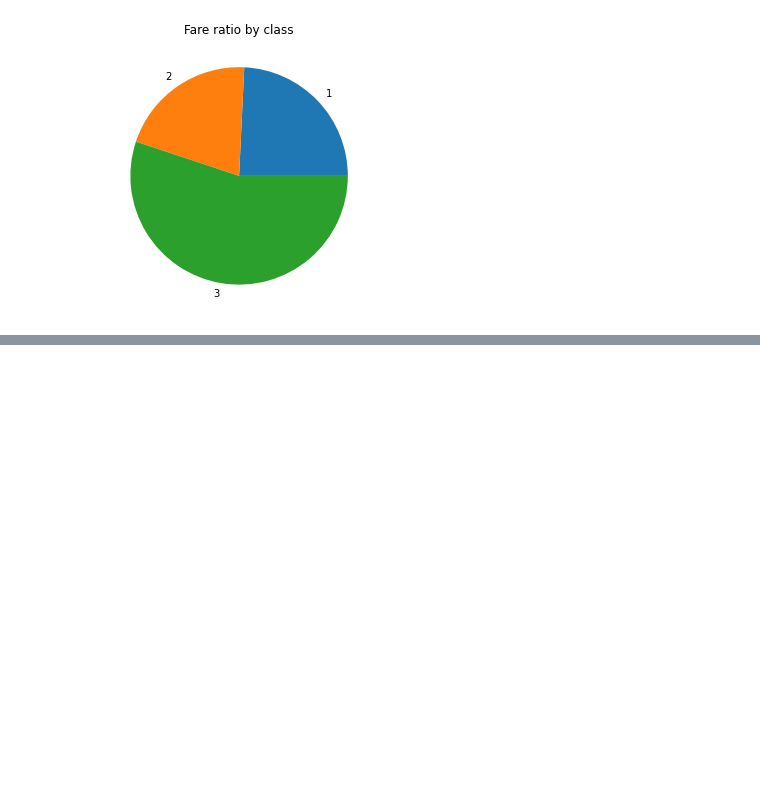
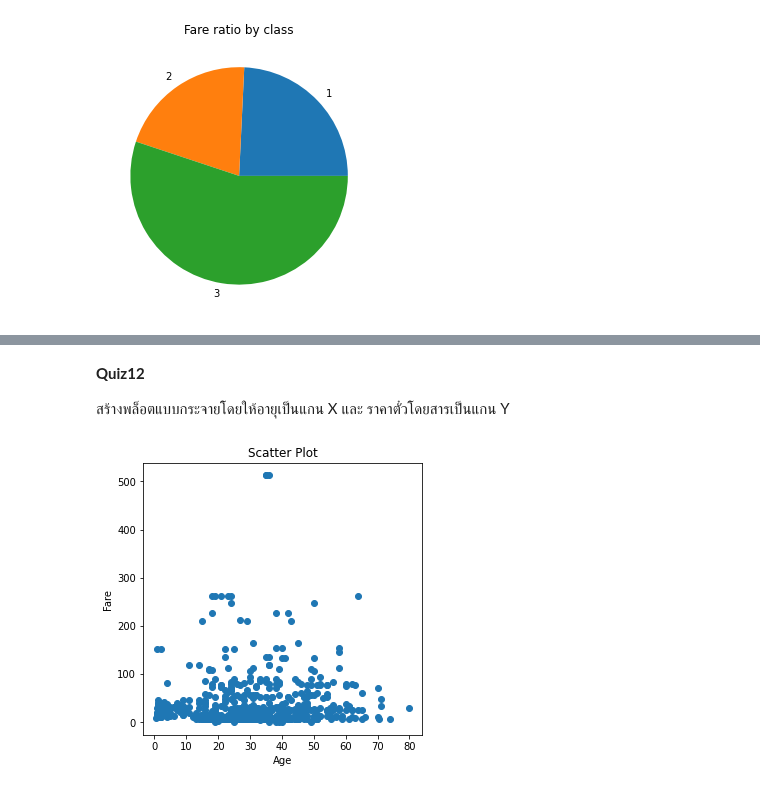
Before and after one commit to deen666/Homework_DataCamp2, a Jupyter notebook: Matplotlib/Matplotlib.ipynb, the cells around one changed output, grey strips where cells are left out. Saved outputs shown, nothing was run; the diff lists cells and outputs as text; code cells hidden in the pictures; blank space fills up the shorter version.

```diff
--- a/Matplotlib/Matplotlib.ipynb
+++ b/Matplotlib/Matplotlib.ipynb
@@ -212,0 +264,14 @@ plt.show()
+# %% [markdown]
+**Quiz12**
+
+สร้างพล็อตแบบกระจายโดยให้อายุเป็นแกน X และ ราคาตั๋วโดยสารเป็นแกน Y
+# %%
+#Quiz12
+plt.figure(figsize = [5,5])
+plt.scatter(df['Age'],df['Fare'])
+plt.xlabel('Age')
+plt.ylabel('Fare')
+plt.title('Scatter Plot')
+plt.show()
+# %% [output]
+[figure, added]
```
Also changed, not shown: parts of 14 cells of this notebook.
